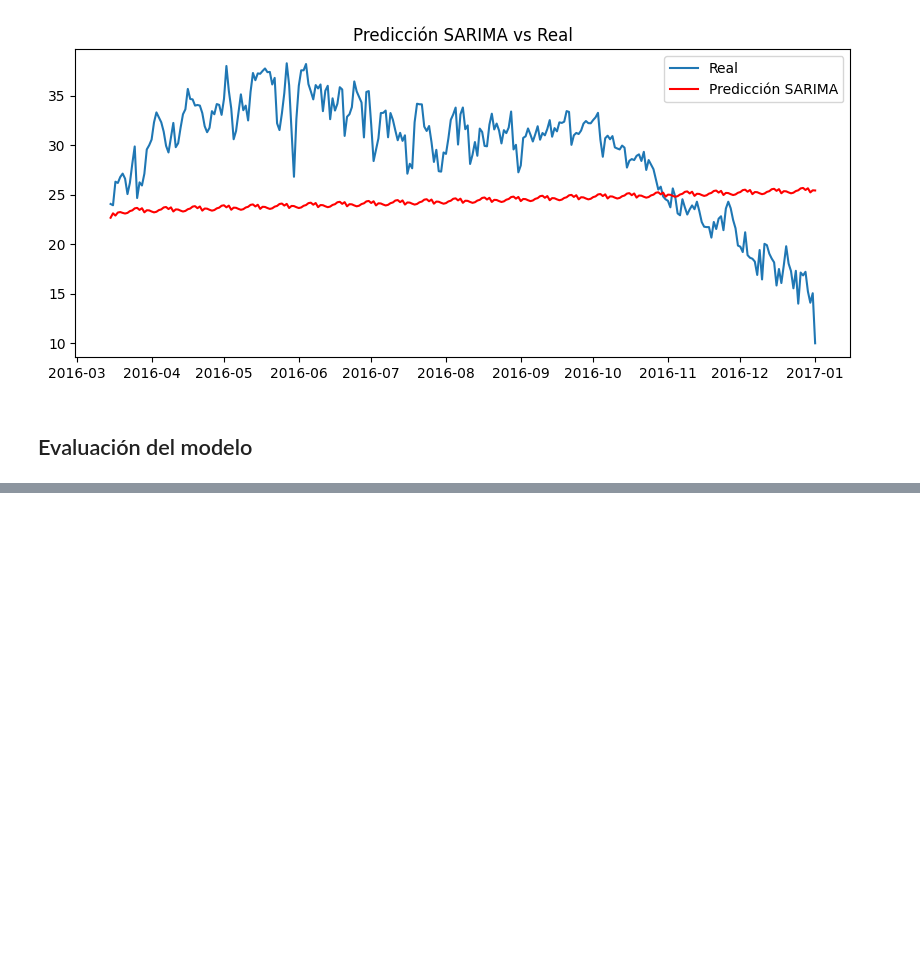
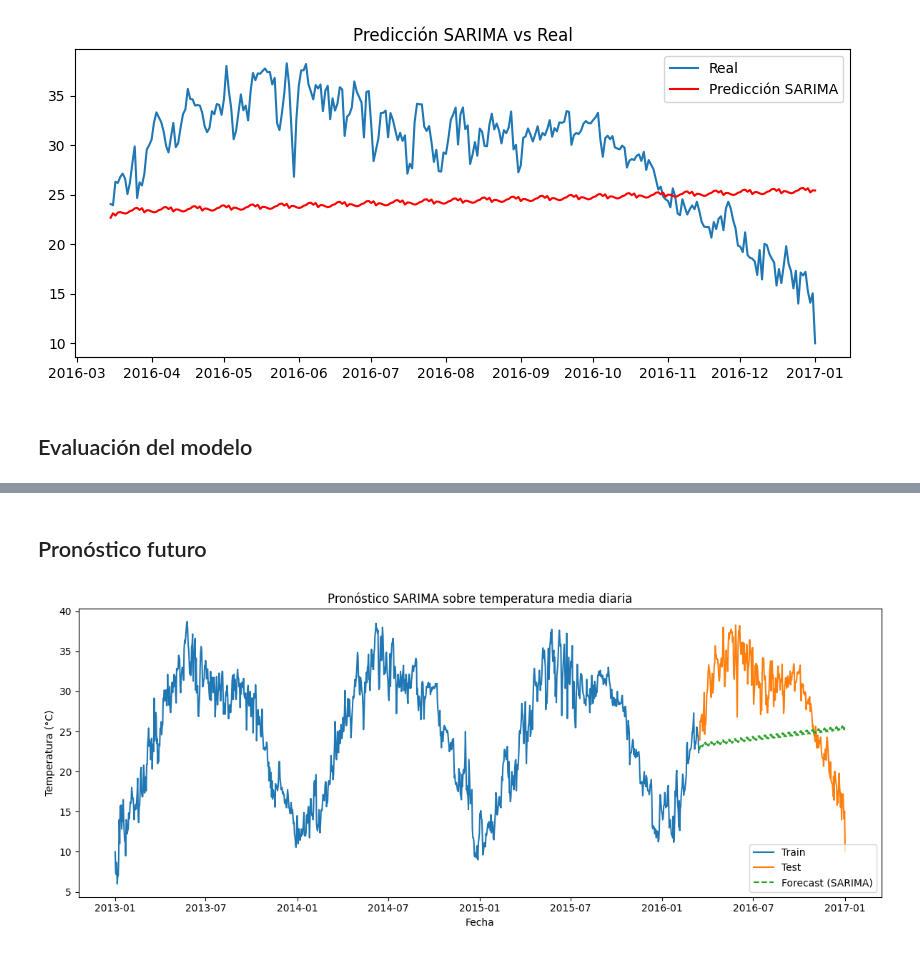
Before and after one commit to buntynanwani/AnalisisDeSeriesTemporales, a Jupyter notebook: notebooks/03_modelos_SARIMA.ipynb, the cells around one changed output, grey strips where cells are left out. Drawn from its saved outputs; the diff is of its cells as text; code cells hidden in the pictures; blank space fills up the shorter version.

```diff
--- a/notebooks/03_modelos_SARIMA.ipynb
+++ b/notebooks/03_modelos_SARIMA.ipynb
@@ -172,0 +173,17 @@ MSE: 60.78
+# %% [markdown]
+## Pronóstico futuro
+# %%
+
+
+plt.figure(figsize=(12,5))
+plt.plot(y_train.index, y_train, label="Train")
+plt.plot(y_test.index, y_test, label="Test")
+plt.plot(y_test.index, forecast, label="Forecast (SARIMA)", linestyle="--")
+plt.title('Pronóstico SARIMA sobre temperatura media diaria')
+plt.xlabel('Fecha')
+plt.ylabel('Temperatura (°C)')
+plt.legend()
+plt.tight_layout()
+plt.show()
+# %% [output]
+[figure, added]
```
Also changed, not shown: parts of 1 cell of this notebook, 1 other file.
